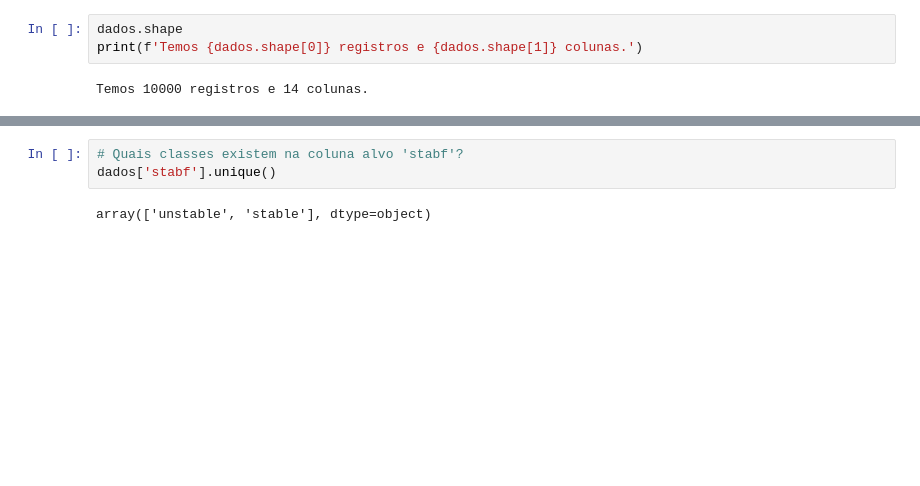
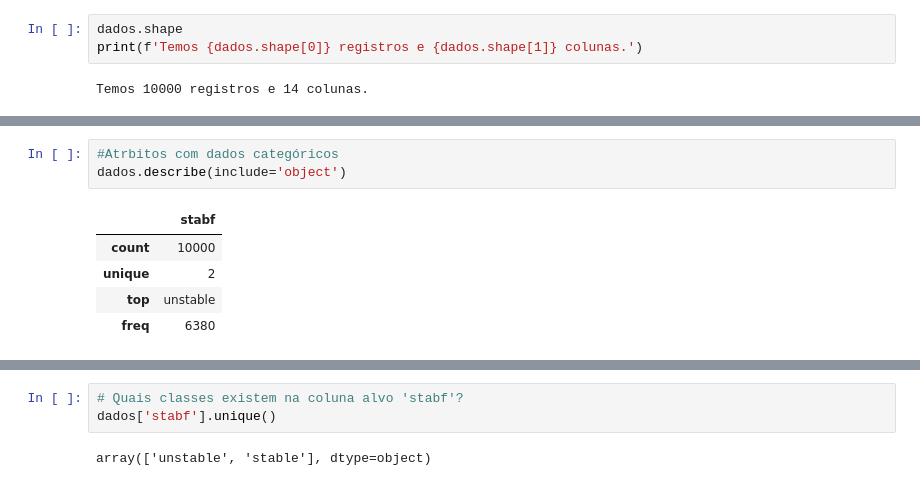
Before and after one commit to Felipe-Mitsuo/CP02_2SEM_SERS, a Jupyter notebook: CP02_2SEM_SERS.ipynb, the cells around one changed output, grey strips where cells are left out. Cells and saved outputs as stored; diff of their text form; blank space fills up the shorter version.

```diff
--- a/CP02_2SEM_SERS.ipynb
+++ b/CP02_2SEM_SERS.ipynb
@@ -78,0 +67,9 @@ dados.describe()
+# %%
+#Atrbitos com dados categóricos
+dados.describe(include='object')
+# %% [output]
+|  | stabf |
+| count | 10000 |
+| unique | 2 |
+| top | unstable |
+| freq | 6380 |
```
Also changed, not shown: parts of 9 cells of this notebook.
